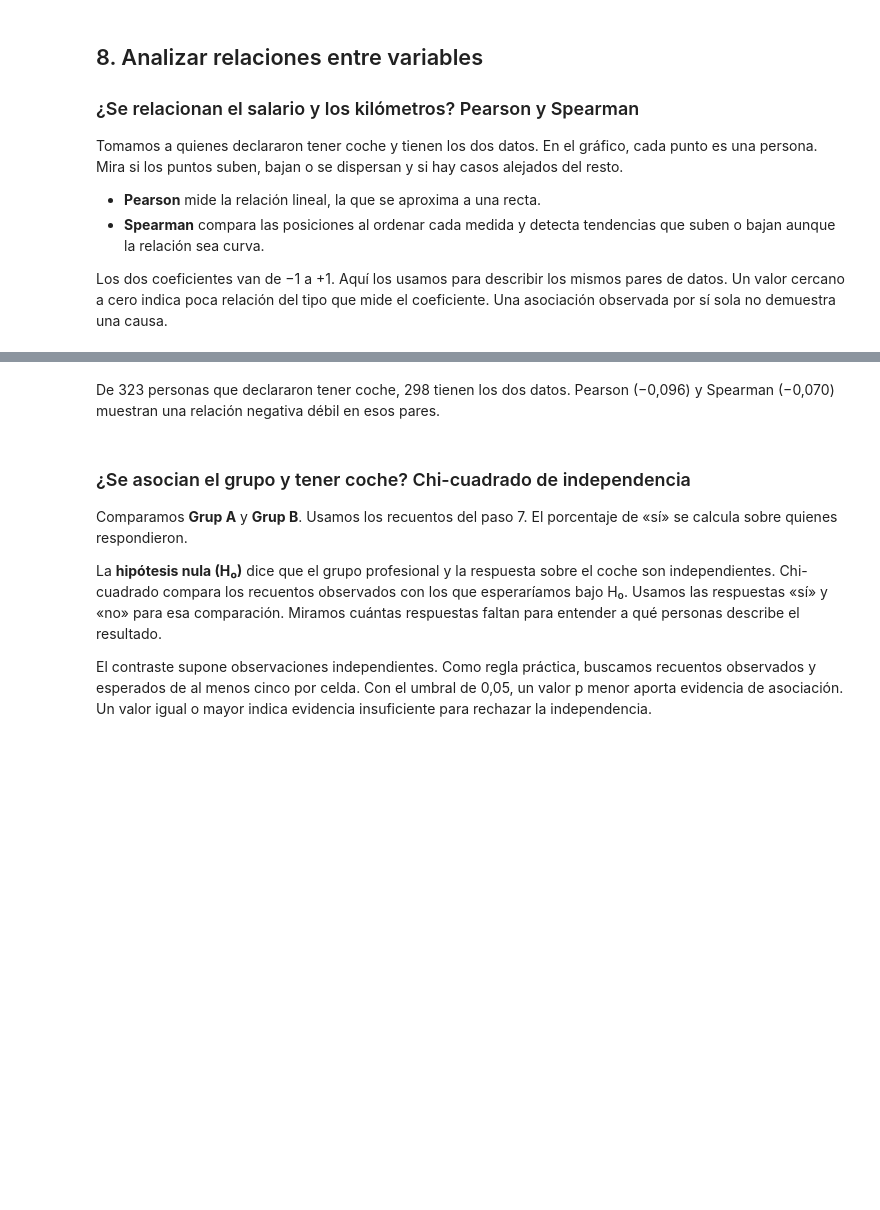
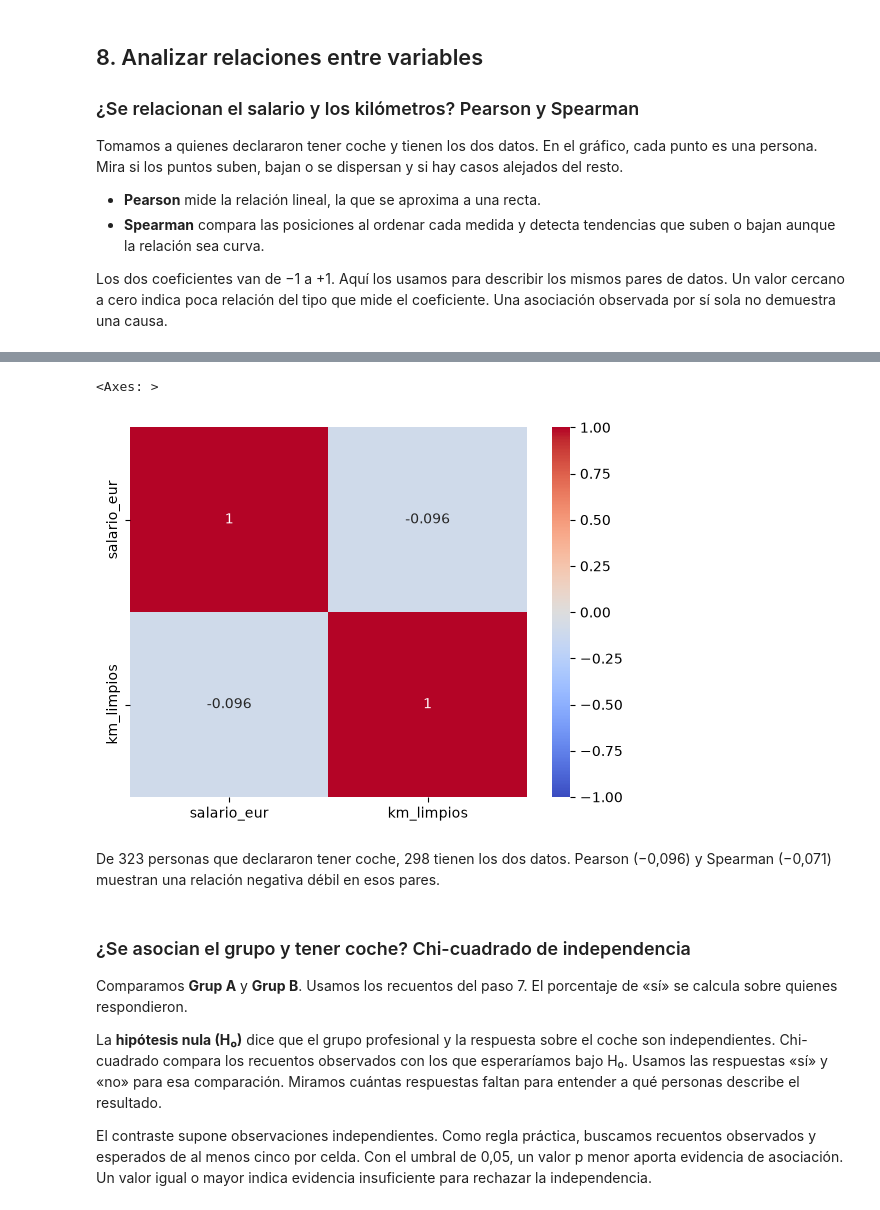
Before and after one commit to alanaolivieri/big_data_course, a Jupyter notebook: PySpark/notebooks/08_data_preparation_and_analysis.ipynb, the cells around one changed output, grey strips where cells are left out. Saved outputs shown, nothing was run; the diff lists cells and outputs as text; code cells hidden in the pictures; blank space fills up the shorter version.

```diff
--- a/PySpark/notebooks/08_data_preparation_and_analysis.ipynb
+++ b/PySpark/notebooks/08_data_preparation_and_analysis.ipynb
@@ -231,5 +602,10 @@ print(f'Spearman: {spearman[0]:.3f}')
+# %%
+sns.heatmap(pares.corr(method='pearson'), vmin=-1, vmax=1, annot=True, cmap='coolwarm')
+# %% [output]
+<Axes: >
+[figure, added]
 # %% [markdown]
-De 323 personas que declararon tener coche, 298 tienen los dos datos. Pearson (−0,096) y Spearman (−0,070) muestran una relación negativa débil en esos pares.
+De 323 personas que declararon tener coche, 298 tienen los dos datos. Pearson (−0,096) y Spearman (−0,071) muestran una relación negativa débil en esos pares.
 # %% [markdown]
 ### ¿Se asocian el grupo y tener coche? Chi-cuadrado de independencia
 
```
Also changed, not shown: parts of 61 cells of this notebook.
